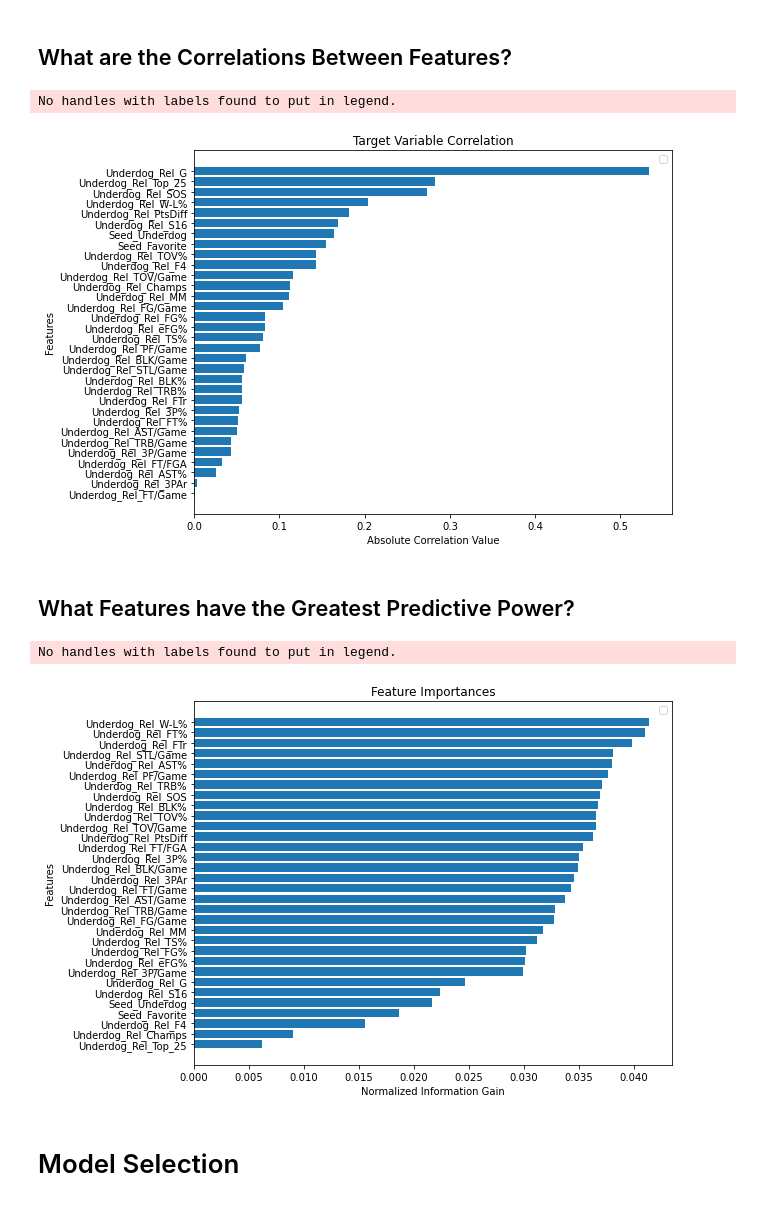
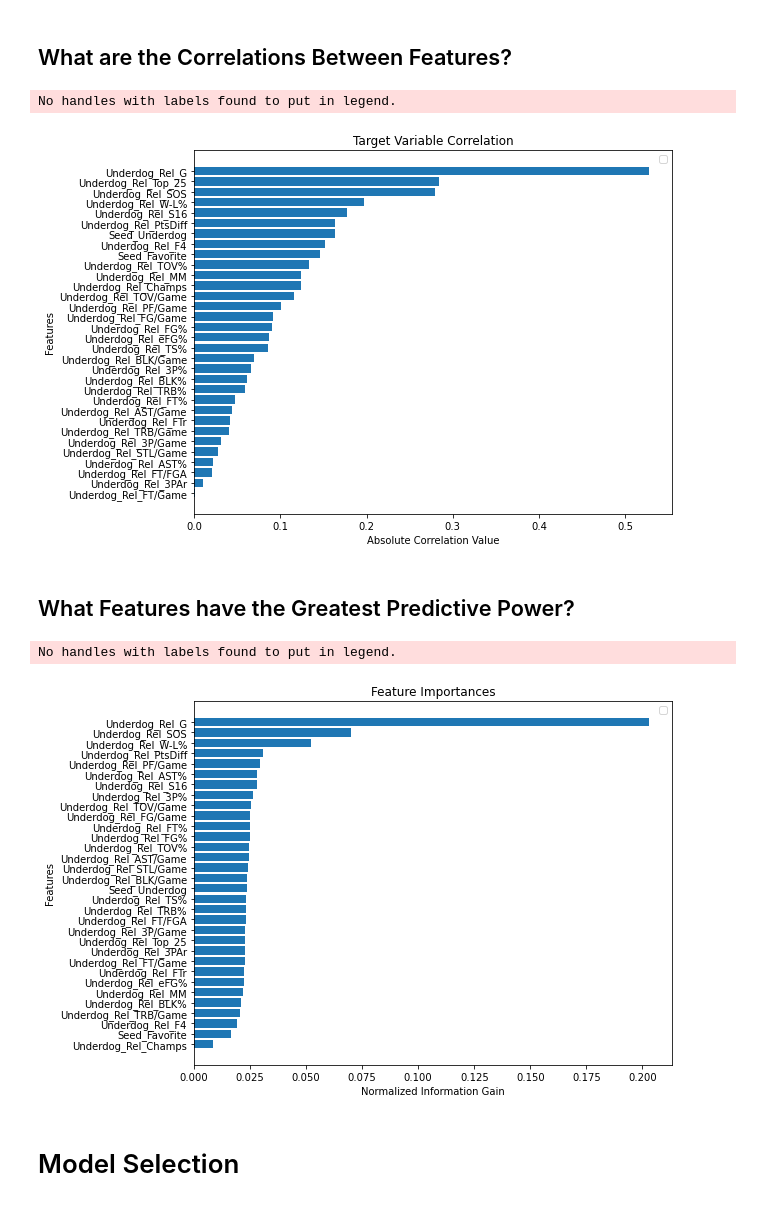
Before and after one commit to matthew-agard/March-Madness-Predictions, a Jupyter notebook: 2021/2021_March_Madness_Predictions.ipynb, the cells around one changed output. Saved outputs shown, nothing was run; the diff lists cells and outputs as text; code cells hidden in the pictures.

```diff
--- a/2021/2021_March_Madness_Predictions.ipynb
+++ b/2021/2021_March_Madness_Predictions.ipynb
@@ -377,7 +377,7 @@ display(X), display(y)
 Name: Underdog_Upset, Length: 1747, dtype: int64
 (None, None)
 # %%
-X_train, X_test, y_train, y_test = train_test_split(X, y, test_size=0.2, random_state=42, stratify=y)
+X_train, X_test, y_train, y_test = train_test_split(X, y, test_size=0.2, random_state=42)
 X_train.drop('Round', axis=1, inplace=True)
 X_test.drop('Round', axis=1, inplace=True)
 
@@ -411,7 +411,7 @@ plt.tight_layout()
 # %% [markdown]
 ## What are the Correlations Between Features?
 # %%
-prep_X_y = prep_all_X.merge(y, left_index=True, right_index=True)
+prep_X_y = prep_X_train.merge(y_train, left_index=True, right_index=True)
 abs_desc_corr = np.abs(prep_X_y.corr().loc['Underdog_Upset']).sort_values()
 abs_desc_corr.drop('Underdog_Upset', inplace=True)
 
@@ -421,25 +421,25 @@ plt.barh(abs_desc_corr.index, abs_desc_corr.values)
 format_plot(title='Target Variable Correlation', xlabel='Absolute Correlation Value', ylabel='Features')
 # %% [output]
 No handles with labels found to put in legend.
-[figure, old version]
+[figure, new version]
 # %% [markdown]
 ## What Features have the Greatest Predictive Power?
 # %%
-rf = RandomForestClassifier().fit(prep_all_X, y)
+rf = RandomForestClassifier().fit(prep_X_train, y_train)
 
 # Sort features & their corresponding values in by importance
 importances = rf.feature_importances_
 feat_importances = prep_all_X.columns[np.argsort(importances)]
 feat_values = np.sort(importances)
 
 # Plot feature importances calculated above
 plt.figure(figsize=(9, 6))
 plt.barh(feat_importances, feat_values)
 
 format_plot(title='Feature Importances', xlabel='Normalized Information Gain', ylabel='Features')
 # %% [output]
 No handles with labels found to put in legend.
-[figure, old version]
+[figure, new version]
 # %% [markdown]
 # Model Selection
 # %%
```
Also changed, not shown: parts of 12 cells of this notebook, 2 other files.
